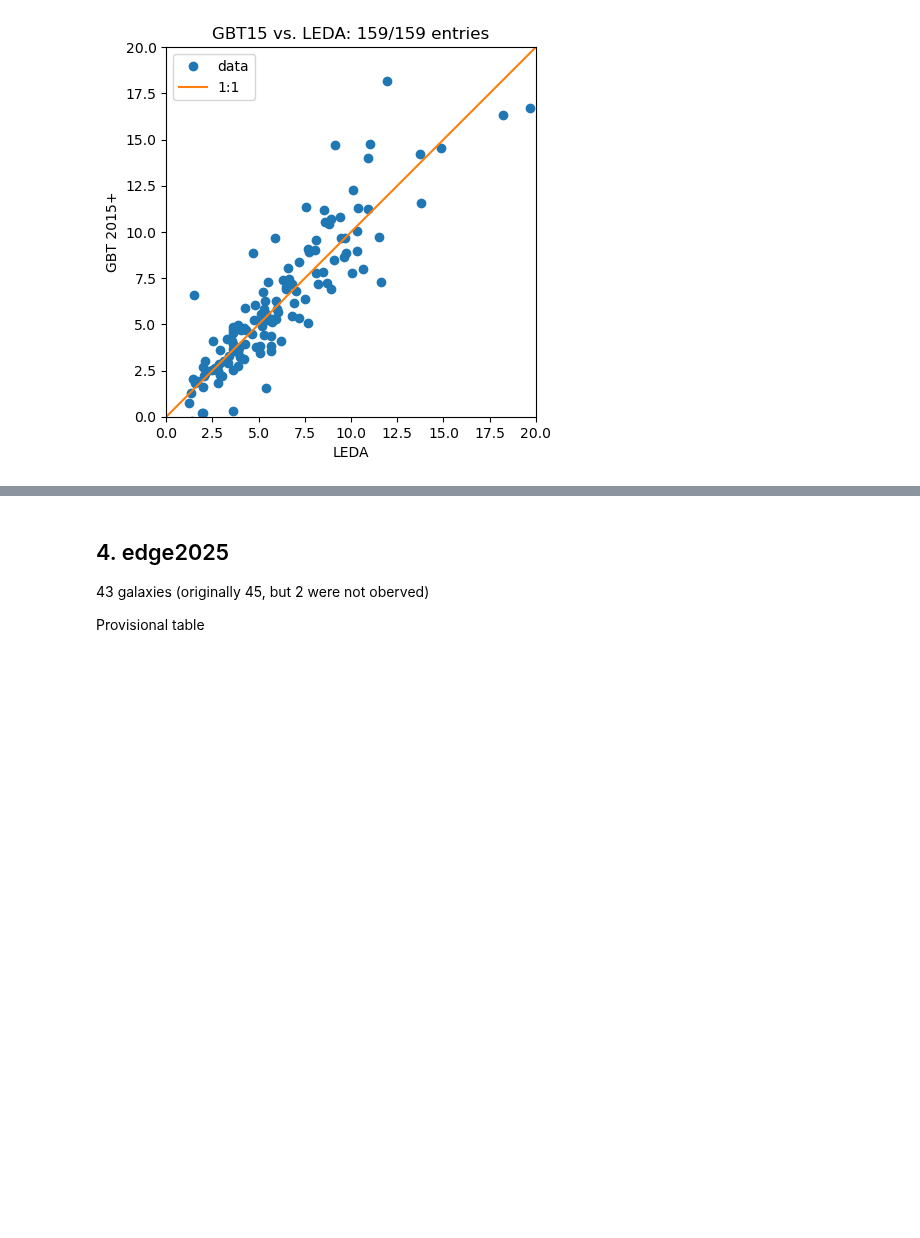
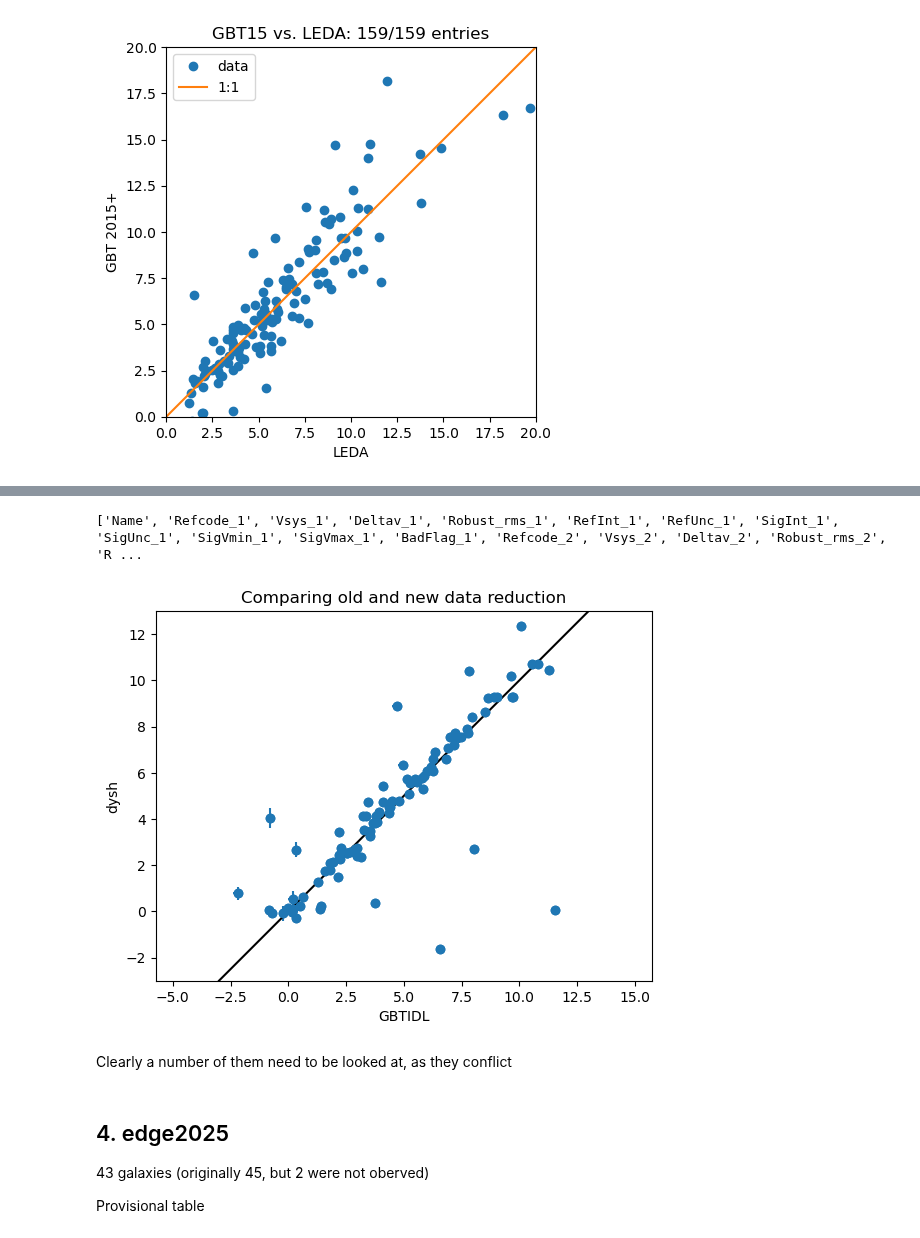
Before and after one commit to teuben/GBT-EDGE-HI, a Jupyter notebook: gals/hi_surveys.ipynb, the cells around one changed output, grey strips where cells are left out. Saved outputs shown, nothing was run; the diff lists cells and outputs as text; code cells hidden in the pictures; blank space fills up the shorter version.

```diff
--- a/gals/hi_surveys.ipynb
+++ b/gals/hi_surveys.ipynb
@@ -975,0 +1028,24 @@ Flux3 min/max:  -15.34 Jy km / s  67.18 Jy km / s
+# %%
+t3d = Table.read("edge2015.csv", format="ecsv")  # 108
+# %%
+t33d = join(t3,t3d,"Name")
+print(t33d.keys())
+
+f1 = t33d['SigInt_1']
+f2 = t33d['SigInt_2']
+f1e = t33d['SigUnc_1']
+f2e = t33d['SigUnc_2']
+
+plt.scatter(f1,f2)
+plt.errorbar(f1,f2,f1e,f2e,'o')
+fmin = -3
+fmax = 75
+fmax = 13
+plt.axis('equal')
+plt.xlim(fmin,fmax)
+plt.ylim(fmin,fmax)
+plt.plot([fmin,fmax],[fmin,fmax],color='black')
+plt.xlabel("GBTIDL")
+plt.ylabel("dysh")
+plt.title("Comparing old and new data reduction");
+# %% [output]
@@ -975,0 +1054,4 @@ Flux3 min/max:  -15.34 Jy km / s  67.18 Jy km / s
+['Name', 'Refcode_1', 'Vsys_1', 'Deltav_1', 'Robust_rms_1', 'RefInt_1', 'RefUnc_1', 'SigInt_1', 'SigUnc_1', 'SigVmin_1', 'SigVmax_1', 'BadFlag_1', 'Refcode_2', 'Vsys_2', 'Deltav_2', 'Robust_rms_2', 'R ...
+[figure, added]
+# %% [markdown]
+Clearly a number of them need to be looked at, as they conflict
```
Also changed, not shown: parts of 83 cells of this notebook.
